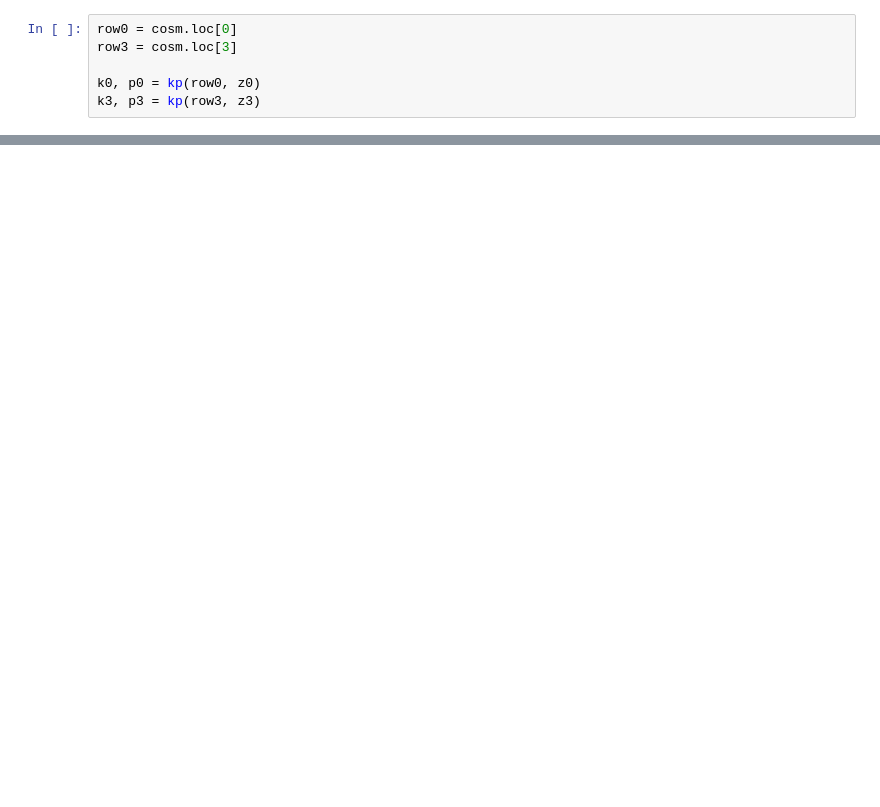
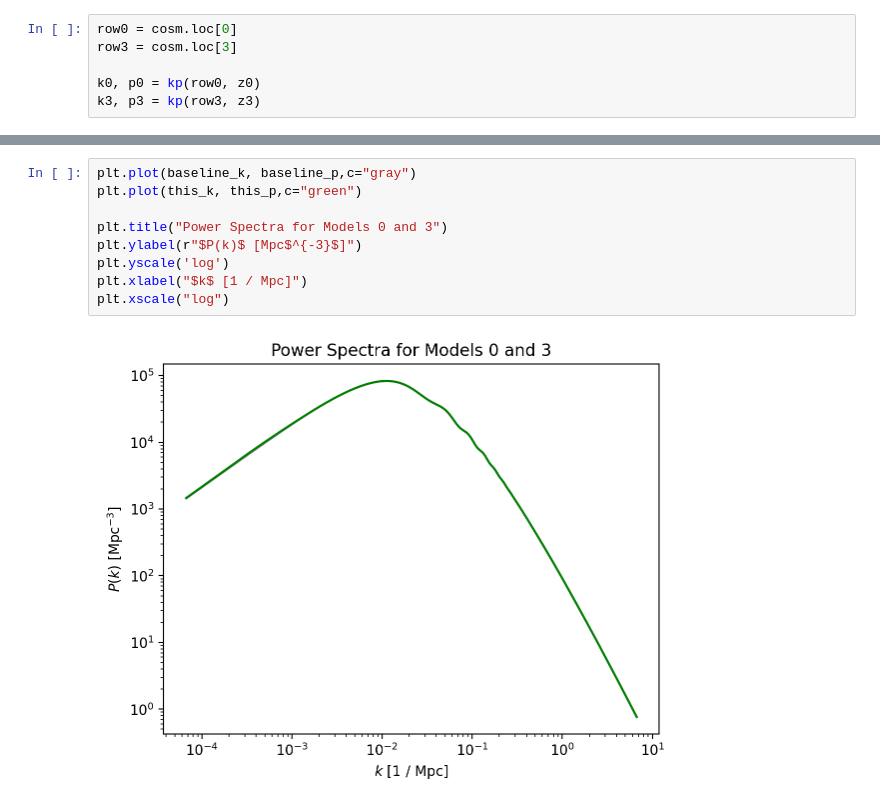
Before and after one commit to 3276908917/Master, a Jupyter notebook: CAMB_demo/massless_debug.ipynb, the cells around one changed output, grey strips where cells are left out. Saved outputs shown, nothing was run; the diff lists cells and outputs as text; blank space fills up the shorter version.

```diff
--- a/CAMB_demo/massless_debug.ipynb
+++ b/CAMB_demo/massless_debug.ipynb
@@ -79,0 +80,11 @@ plt.xscale("log")
+# %%
+plt.plot(baseline_k, baseline_p,c="gray")
+plt.plot(this_k, this_p,c="green")
+
+plt.title("Power Spectra for Models 0 and 3")
+plt.ylabel(r"$P(k)$ [Mpc$^{-3}$]")
+plt.yscale('log')
+plt.xlabel("$k$ [1 / Mpc]")
+plt.xscale("log")
+# %% [output]
+[figure, added]
```
Also changed, not shown: parts of 3 cells of this notebook, 2 other files.
